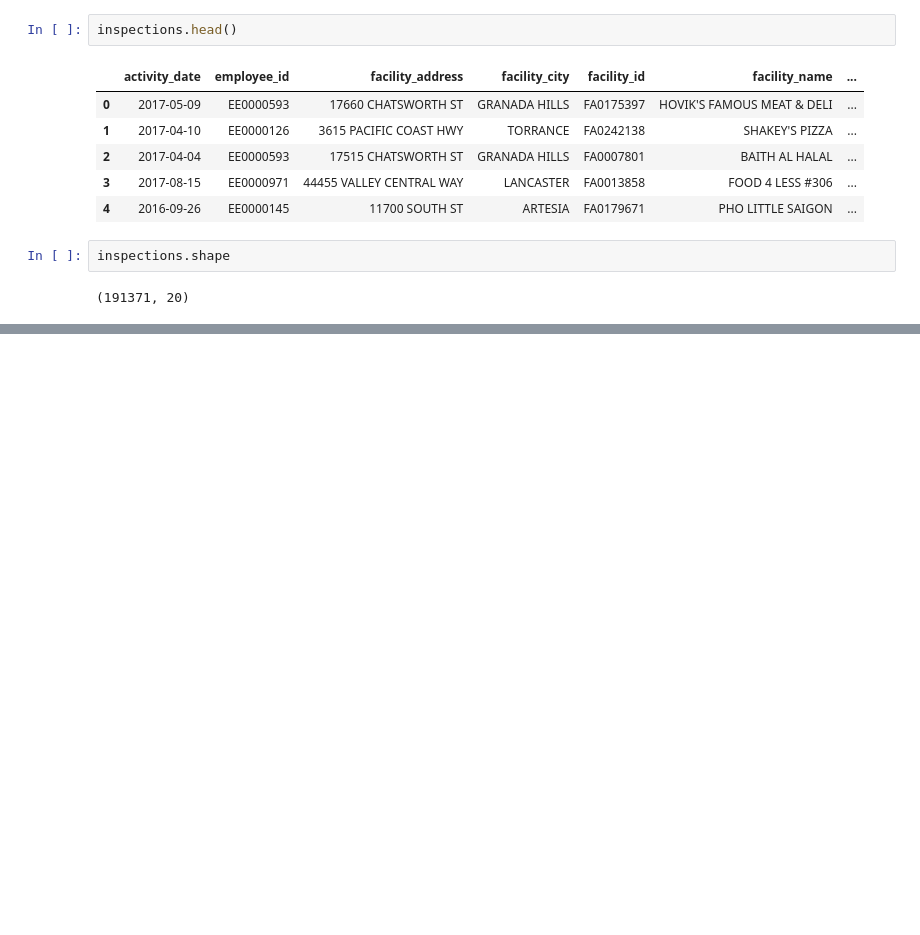
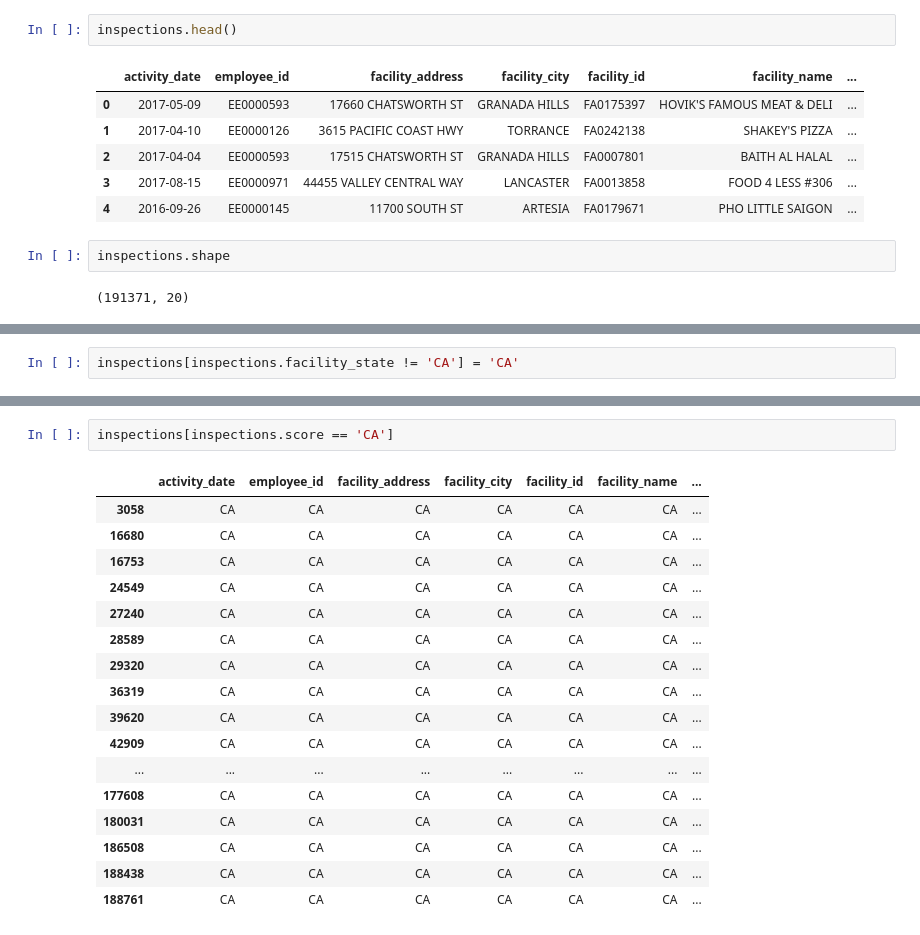
Before and after one commit to lluc507/Stats131Project, a Jupyter notebook: Final Project.ipynb, the cells around one changed output, grey strips where cells are left out. Drawn from its saved outputs; the diff is of its cells as text; blank space fills up the shorter version.

```diff
--- a/Final Project.ipynb
+++ b/Final Project.ipynb
@@ -47,0 +25,2 @@ See the caveats in the documentation: http://pandas.pydata.org/pandas-docs/stabl
+# %%
+inspections[inspections.facility_state != 'CA'] = 'CA'
@@ -47,0 +59,20 @@ See the caveats in the documentation: http://pandas.pydata.org/pandas-docs/stabl
+# %%
+inspections[inspections.score == 'CA']
+# %% [output]
+|  | activity_date | employee_id | facility_address | facility_city | facility_id | facility_name | ... |
+| 3058 | CA | CA | CA | CA | CA | CA | ... |
+| 16680 | CA | CA | CA | CA | CA | CA | ... |
+| 16753 | CA | CA | CA | CA | CA | CA | ... |
+| 24549 | CA | CA | CA | CA | CA | CA | ... |
+| 27240 | CA | CA | CA | CA | CA | CA | ... |
+| 28589 | CA | CA | CA | CA | CA | CA | ... |
+| 29320 | CA | CA | CA | CA | CA | CA | ... |
+| 36319 | CA | CA | CA | CA | CA | CA | ... |
+| 39620 | CA | CA | CA | CA | CA | CA | ... |
+| 42909 | CA | CA | CA | CA | CA | CA | ... |
+| ... | ... | ... | ... | ... | ... | ... | ... |
+| 177608 | CA | CA | CA | CA | CA | CA | ... |
+| 180031 | CA | CA | CA | CA | CA | CA | ... |
+| 186508 | CA | CA | CA | CA | CA | CA | ... |
+| 188438 | CA | CA | CA | CA | CA | CA | ... |
+| 188761 | CA | CA | CA | CA | CA | CA | ... |
```
Also changed, not shown: parts of 8 cells of this notebook.
